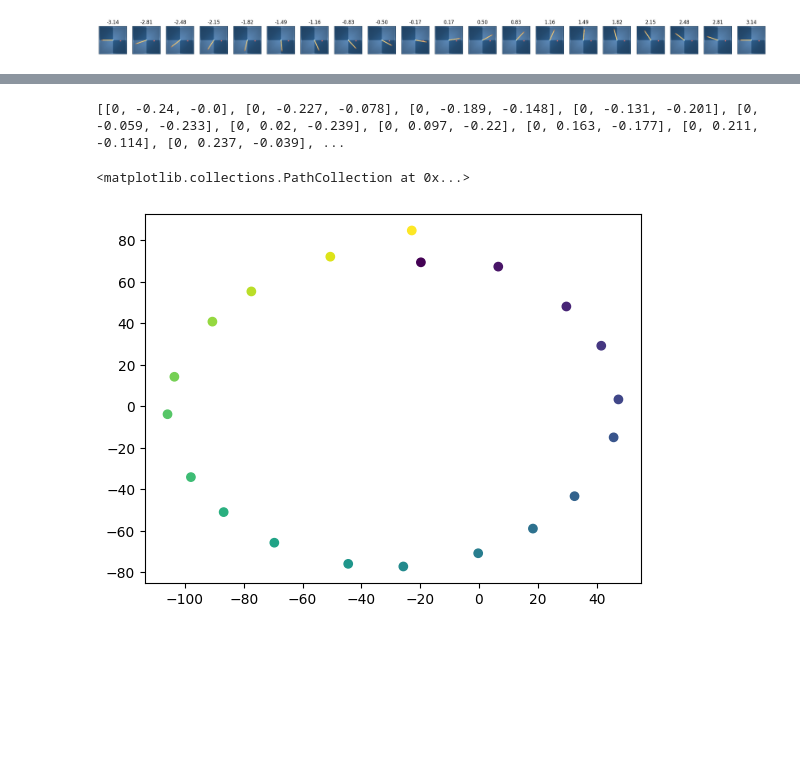
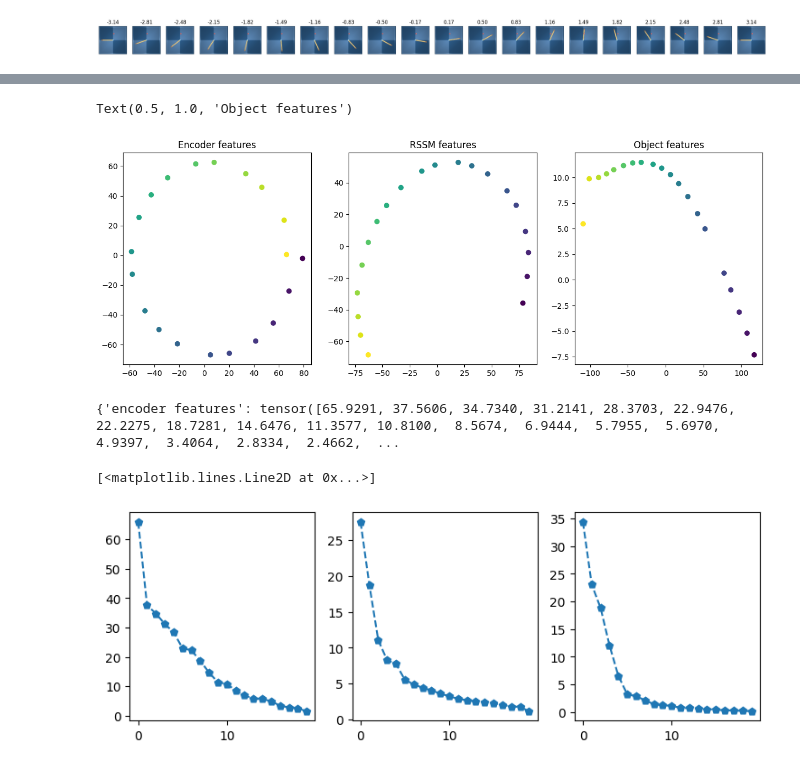
Before and after one commit to StefanoFerraro/FOCUS, a Jupyter notebook: notebooks/plotting_pose/latent_over_pose.ipynb, the cells around one changed output, grey strips where cells are left out. Drawn from its saved outputs; the diff is of its cells as text; code cells hidden in the pictures; blank space fills up the shorter version.

Commit message:
working setup for focus+_+

```diff
--- a/notebooks/plotting_pose/latent_over_pose.ipynb
+++ b/notebooks/plotting_pose/latent_over_pose.ipynb
@@ -31,6 +31,6 @@ Working directory: /mnt/home/focus
 # %%
 # Import agent model (WM + Actor Critic)
-agent_path = Path(f'/mnt/public/projects/mazpie/focus_skill_dmc_sweep_distance_mode_coordConv/pretrained_models/skill_focus/dmc/reacher_hard/1/snapshot_1000000.pt')
+agent_path = Path(f'/mnt/public/projects/mazpie/focus_skill_dmc_sweep_distance_mode_coordConv/pretrained_models/skill_focus/dmc/reacher_hard/1/snapshot_500000.pt')
 
 def load_agent(agent_path):
     device = 'cuda' if torch.cuda.is_available() else 'cpu'
@@ -42,6 +42,7 @@ def load_agent(agent_path):
         agent.wm.device = device
         agent.wm.rssm.device = device
         agent.wm.rssm._cell.device = device
+        agent.is_finetune = True
     return agent, step
 
 agent, global_step = load_agent(agent_path)
@@ -134,6 +137,25 @@ for i in range(len(pos_dict)):
 2.8094736842105266
 3.14
 [figure]
+# %%
+obs = env.reset()
+meta = agent.init_meta()
+step, total_reward = 0, 0
+agent_state = None
+eval_mode = False
+# start-up agent with one env episode
+with torch.no_grad():
+        while not bool(obs['is_last']):
+            action, agent_state = agent.act(
+                                    obs,
+                                    meta,
+                                    step,
+                                    eval_mode=eval_mode,
+                                    state=agent_state,
+                                )
+            obs = env.step(action)
+
+            feat = agent.wm.rssm.get_feat(agent_state[0]).unsqueeze(0)
 # %%
 # 3- Feed observations to the encoder and get object features, collect features in a list
 feat = []
@@ -155,20 +219,27 @@ feat.shape
 # %%
 # 4 - t-SNE plot the features
 from sklearn.manifold import TSNE
-X_embedded = TSNE(n_components=2, learning_rate='auto', init='random', perplexity=3).fit_transform(feat)
+feat_embedded = TSNE(n_components=2, learning_rate='auto', init='random', perplexity=3).fit_transform(feat)
+act_feat_embedded = TSNE(n_components=2, learning_rate='auto', init='random', perplexity=3).fit_transform(act_feat)
+obj_feat_embedded = TSNE(n_components=2, learning_rate='auto', init='random', perplexity=3).fit_transform(obj_feat)
 # %%
 # 5 - associate each feature with a color that depens on the position along one axis
 
 pos_list = np.fromiter(pos_dict.keys(), dtype=float)
 
 # color_list = []
 # for items in pos_dict.values():
     # color_list.append([0, *list((items["objects_pos"][0]))])
 
-print(color_list)
+# print(color_list)
 # print(color_list.shape)
-plt.scatter(X_embedded[:,0], X_embedded[:,1], c=pos_list)
+fig, axs = plt.subplots(1, 3, figsize=(15, 5))
+axs[0].scatter(feat_embedded[:,0], feat_embedded[:,1], c=pos_list)
+axs[0].set_title("Encoder features")
+axs[1].scatter(act_feat_embedded[:,0], act_feat_embedded[:,1], c=pos_list)
+axs[1].set_title("RSSM features")
+axs[2].scatter(obj_feat_embedded[:,0], obj_feat_embedded[:,1], c=pos_list)
+axs[2].set_title("Object features")
 # %% [output]
-[[0, -0.24, -0.0], [0, -0.227, -0.078], [0, -0.189, -0.148], [0, -0.131, -0.201], [0, -0.059, -0.233], [0, 0.02, -0.239], [0, 0.097, -0.22], [0, 0.163, -0.177], [0, 0.211, -0.114], [0, 0.237, -0.039], ...
+Text(0.5, 1.0, 'Object features')
-<matplotlib.collections.PathCollection at 0x...>
-[figure, old version]
+[figure, new version]
@@ -184,0 +246,20 @@ plt.scatter(X_embedded[:,0], X_embedded[:,1], c=pos_list)
+# %%
+# Check relevant axis for position in the object's features -> ablation to check if there are major axis that are relevant for the position
+d = {}
+
+_, d["encoder features"], _ = torch.svd(torch.tensor(feat), compute_uv=False)
+_, d["RSSM features"], _ = torch.svd(torch.tensor(act_feat), compute_uv=False)
+_, d["object features"], _ = torch.svd(torch.tensor(obj_feat), compute_uv=False)
+
+print(d)
+fig, axs = plt.subplots(1, 3, figsize=(3*3,3))
+
+axs[0].plot(d["encoder features"][:20], marker=(5, 0), linestyle='--')
+axs[1].plot(d["RSSM features"][:20], marker=(5, 0), linestyle='--')
+axs[2].plot(d["object features"][:20], marker=(5, 0), linestyle='--')
+
+# TSNE only relative to those features
+# %% [output]
+{'encoder features': tensor([65.9291, 37.5606, 34.7340, 31.2141, 28.3703, 22.9476, 22.2275, 18.7281, 14.6476, 11.3577, 10.8100,  8.5674,  6.9444,  5.7955,  5.6970,  4.9397,  3.4064,  2.8334,  2.4662,  ...
+[<matplotlib.lines.Line2D at 0x...>]
+[figure, added]
```
Also changed, not shown: parts of 8 cells of this notebook, 12 other files.
